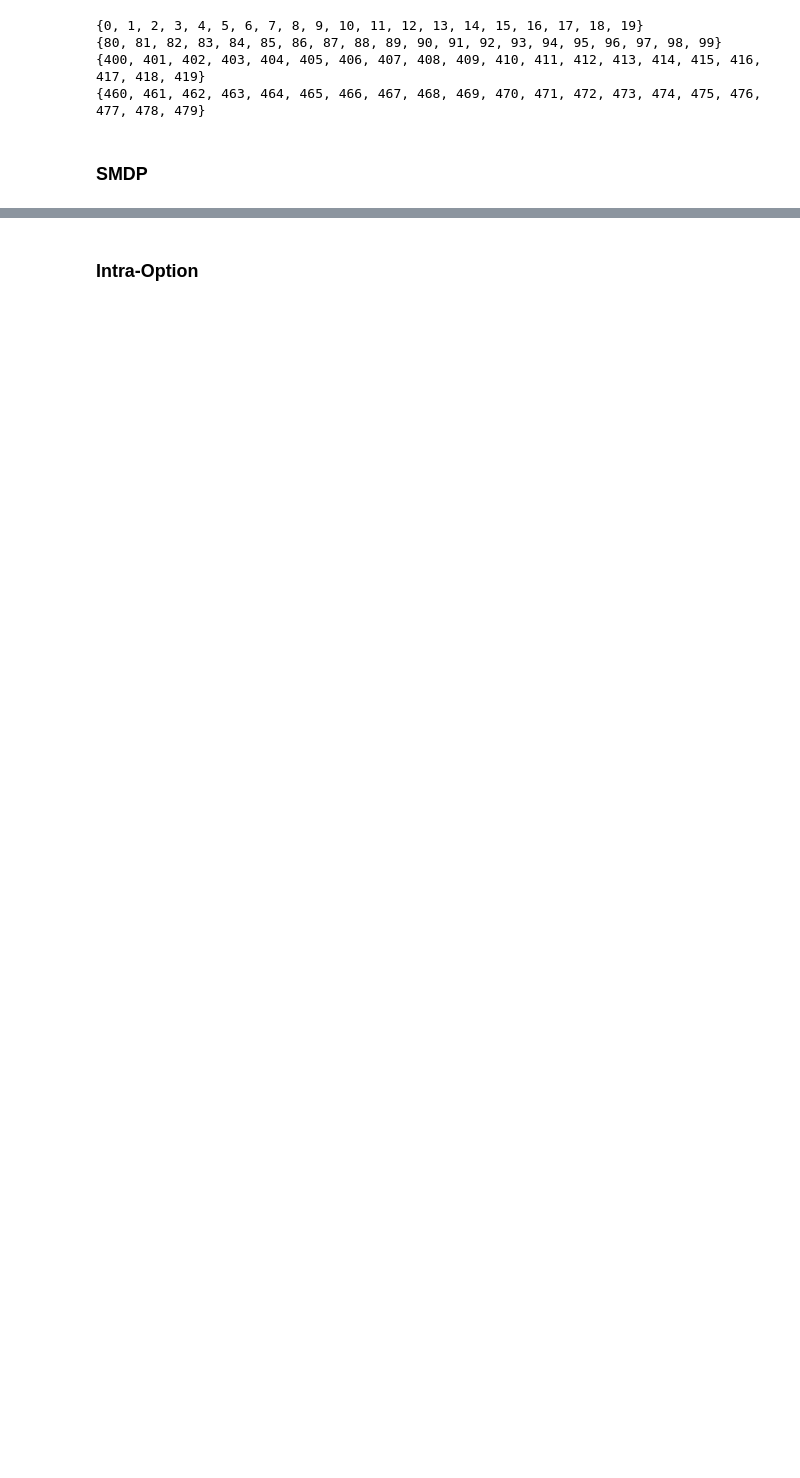
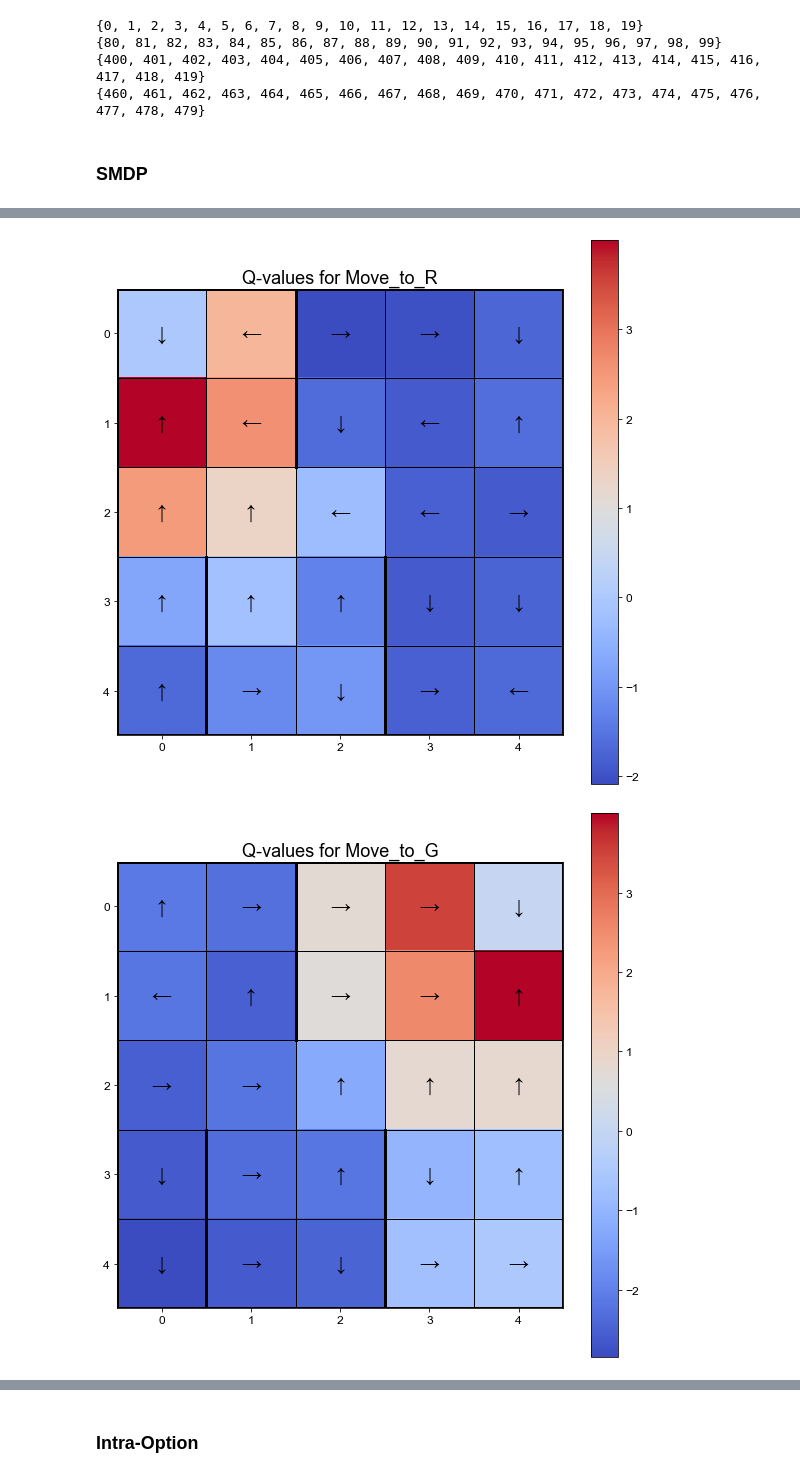
Before and after one commit to nishant-sahoo/RL_Assignments, a Jupyter notebook: Programming Assignments/PA3/notebook.ipynb, the cells around one changed output, grey strips where cells are left out. Cells and saved outputs as stored; diff of their text form; code cells hidden in the pictures; blank space fills up the shorter version.

```diff
--- a/Programming Assignments/PA3/notebook.ipynb
+++ b/Programming Assignments/PA3/notebook.ipynb
@@ -515,0 +550,14 @@ smdp_args.alpha = best_results["alpha"]
+# %%
+# Load the Q, rewards and option Q-values for best alpha
+pp = 0.5
+Q_best_alpha = np.load(f"hptuning/smdp_{pp}_Q.npy")
+rewards_best_alpha = np.load(f"hptuning/smdp_{pp}_rewards.npy")
+option_Q_best_alpha = np.load(f"hptuning/smdp_{pp}_option_Q.npy")
+
+# plot the Q table for the options that I just loaded
+for i, option in enumerate(options):
+    option_q = option_Q_best_alpha[i]
+    plot_Q(option_q, f"Q-values for {option.name}")
+# %% [output]
+[figure, added]
+[figure, added]
```
Also changed, not shown: parts of 9 cells of this notebook, 46 other files.
